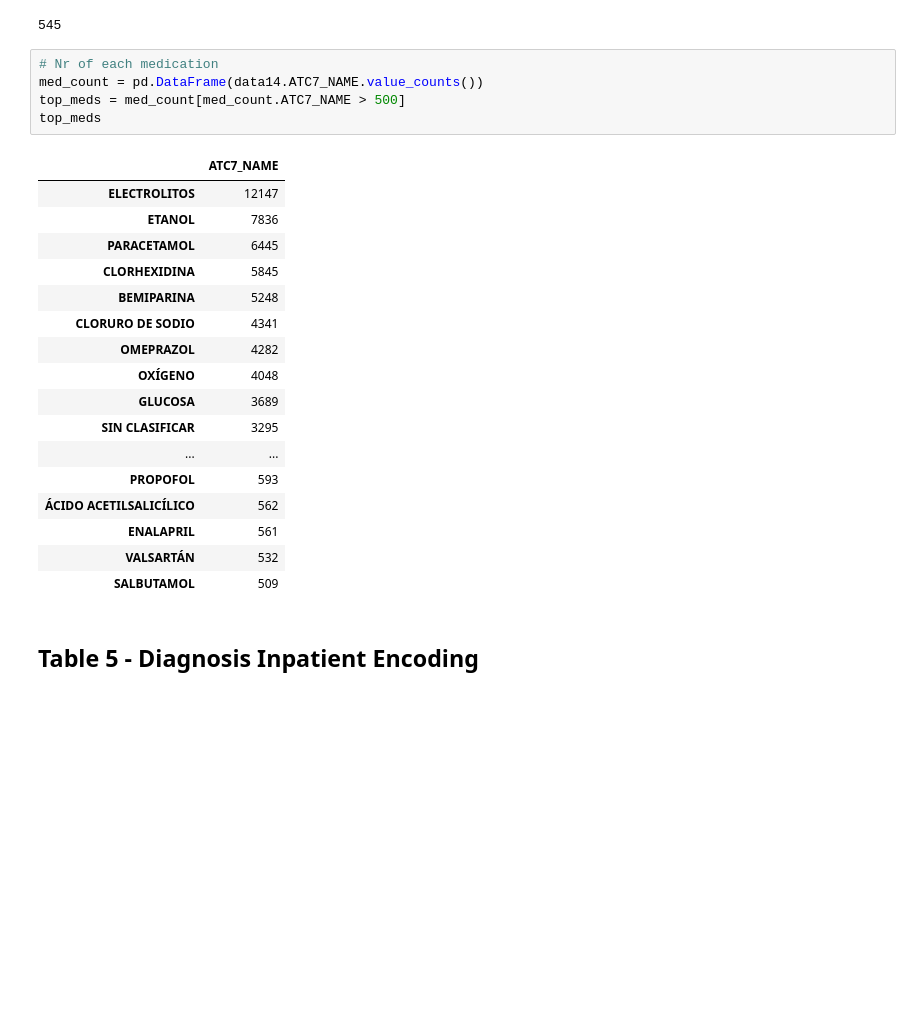
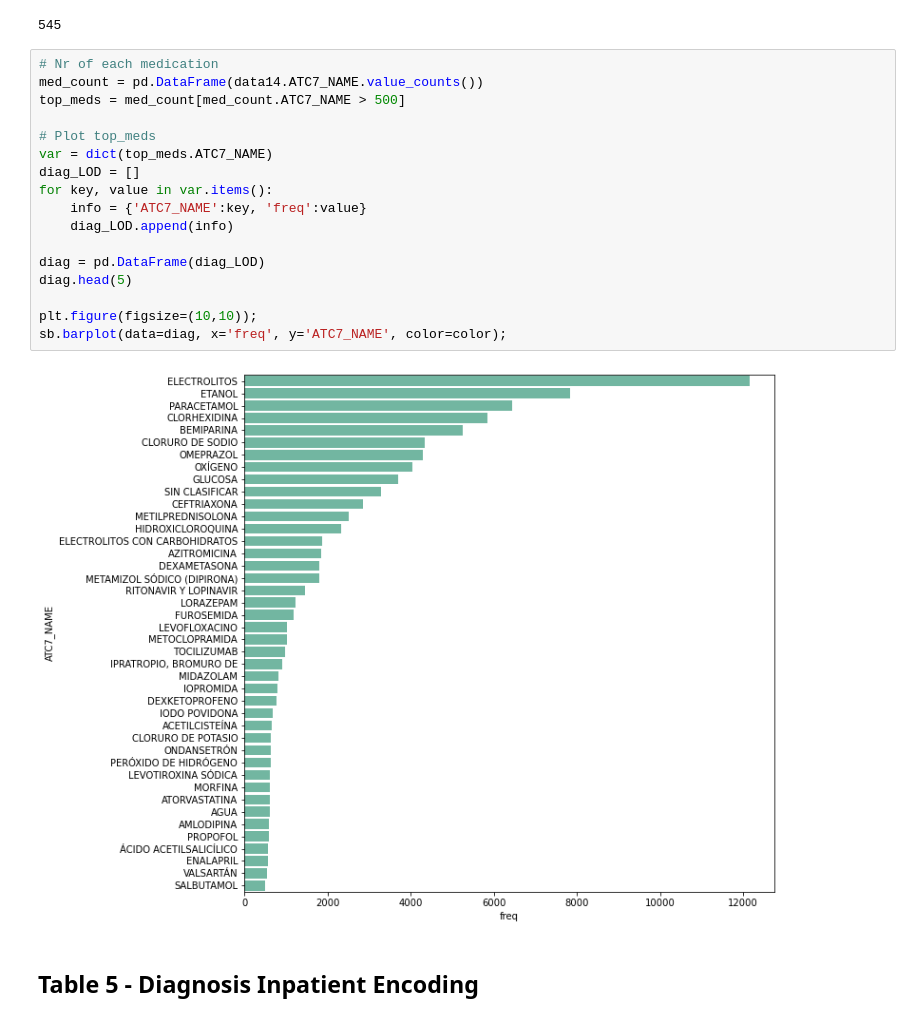
Before and after one commit to KarinWiberg/AI_in_Healthcare_Hackathon_COVID_Prediction, a Jupyter notebook: initial-explorative-analysis.ipynb, the cells around one changed output. Cells and saved outputs as stored; diff of their text form; blank space fills up the shorter version.

```diff
--- a/initial-explorative-analysis.ipynb
+++ b/initial-explorative-analysis.ipynb
@@ -237,29 +234,25 @@ data14.head()
 data14.ATC7_NAME.nunique()
 # %% [output]
 545
-# %%
-# Nr of each medication
-med_count = pd.DataFrame(data14.ATC7_NAME.value_counts())
-top_meds = med_count[med_count.ATC7_NAME > 500]
-top_meds
-# %% [output]
-|  | ATC7_NAME |
-| ELECTROLITOS | 12147 |
-| ETANOL | 7836 |
-| PARACETAMOL | 6445 |
-| CLORHEXIDINA | 5845 |
-| BEMIPARINA | 5248 |
-| CLORURO DE SODIO | 4341 |
-| OMEPRAZOL | 4282 |
-| OXÍGENO | 4048 |
-| GLUCOSA | 3689 |
-| SIN CLASIFICAR | 3295 |
-| ... | ... |
-| PROPOFOL | 593 |
-| ÁCIDO ACETILSALICÍLICO | 562 |
-| ENALAPRIL | 561 |
-| VALSARTÁN | 532 |
-| SALBUTAMOL | 509 |
+# %%
+# Nr of each medication
+med_count = pd.DataFrame(data14.ATC7_NAME.value_counts())
+top_meds = med_count[med_count.ATC7_NAME > 500]
+
+# Plot top_meds
+var = dict(top_meds.ATC7_NAME)
+diag_LOD = []
+for key, value in var.items():
+    info = {'ATC7_NAME':key, 'freq':value}
+    diag_LOD.append(info)
+
+diag = pd.DataFrame(diag_LOD)
+diag.head(5)
+
+plt.figure(figsize=(10,10));
+sb.barplot(data=diag, x='freq', y='ATC7_NAME', color=color);
+# %% [output]
+[figure, added]
 # %% [markdown]
 ## Table 5 - Diagnosis Inpatient Encoding
 # %%
```
Also changed, not shown: parts of 7 cells of this notebook.
